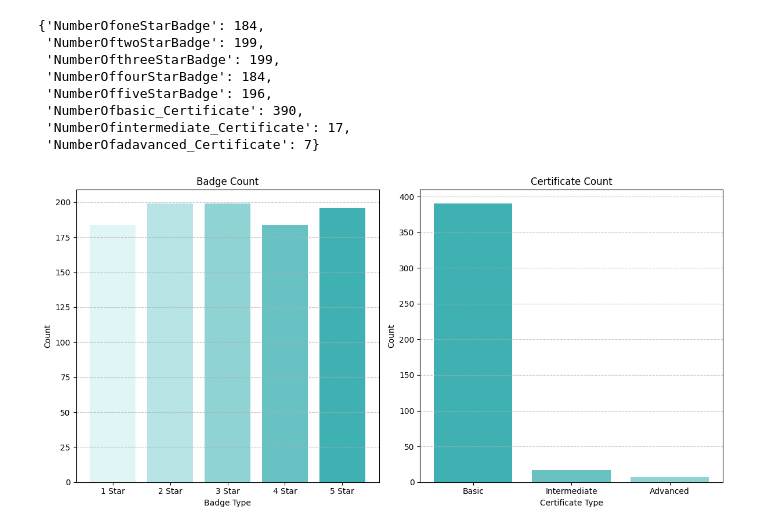
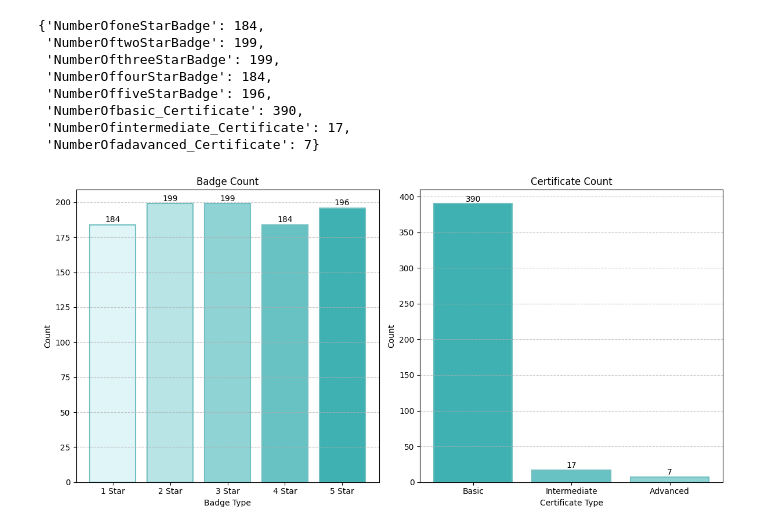
Before and after one commit to VarunChowdary0/hackathon-11-12-2024, a Jupyter notebook: HackerRankAnalyser.ipynb, the cells around one changed output. Cells and saved outputs as stored; diff of their text form; code cells hidden in the pictures.

```diff
--- a/HackerRankAnalyser.ipynb
+++ b/HackerRankAnalyser.ipynb
@@ -52,7 +52,7 @@ BadgeCount
 import matplotlib.pyplot as plt
 # %%
 teal_palette = [
-          '#e0f5f6',
+          '#e0f5f8',
           '#b8e4e5',
           '#90d3d4',
           '#68c2c3',
@@ -78,22 +78,30 @@ certificate_values = [
 # %%
 plt.figure(figsize=(12, 6))
 
-
 plt.subplot(1, 2, 1)
-plt.bar(badge_labels, badge_values, color=teal_palette)
+bars = plt.bar(badge_labels, badge_values,
+                color=teal_palette, edgecolor='#72c0c1', linewidth=1.5)
 plt.title('Badge Count')
 plt.xlabel('Badge Type')
 plt.ylabel('Count')
 plt.grid(axis='y', linestyle='--', alpha=0.7)
+for bar in bars:
+    plt.text(bar.get_x() + bar.get_width() / 2, bar.get_height() + 0.5,
+             str(bar.get_height()), ha='center', va='bottom', fontsize=10)
 
 plt.subplot(1, 2, 2)
-plt.bar(certificate_labels, certificate_values, color=teal_palette[::-1])
+bars = plt.bar(certificate_labels, certificate_values,
+               color=teal_palette[::-1], edgecolor='#72c0c1', linewidth=1.5)
 plt.title('Certificate Count')
 plt.xlabel('Certificate Type')
 plt.ylabel('Count')
 plt.grid(axis='y', linestyle='--', alpha=0.7)
 
+for bar in bars:
+    plt.text(bar.get_x() + bar.get_width() / 2, bar.get_height() + 0.5,
+             str(bar.get_height()), ha='center', va='bottom', fontsize=10)
+
 plt.tight_layout()
 plt.show()
 # %% [output]
-[figure, old version]
+[figure, new version]
```
